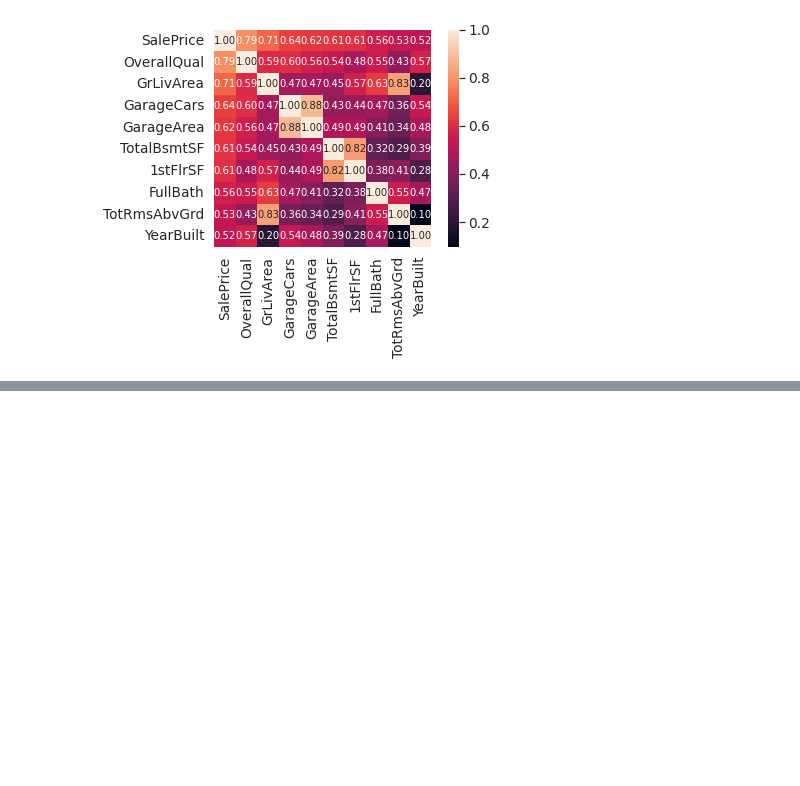
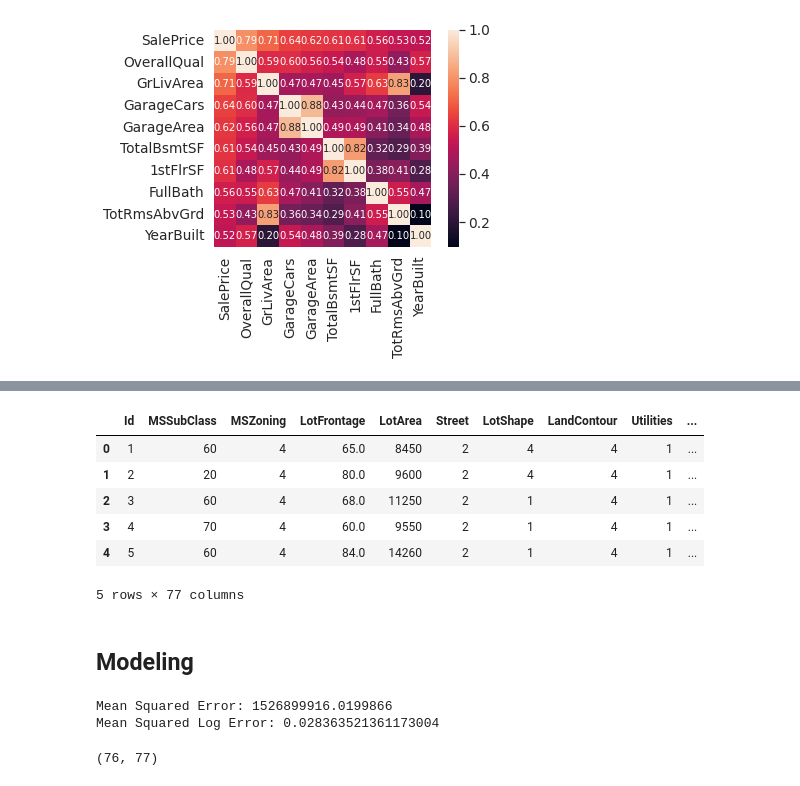
Before and after one commit to LapoDini/WorkInProgress, a Jupyter notebook: house-price-eda.ipynb, the cells around one changed output, grey strips where cells are left out. Drawn from its saved outputs; the diff is of its cells as text; code cells hidden in the pictures; blank space fills up the shorter version.

```diff
--- a/house-price-eda.ipynb
+++ b/house-price-eda.ipynb
@@ -651,0 +727,6 @@ plt.show()
+# %%
+# Categorical features with missing values
+for label, content in df.items():
+    if not pd.api.types.is_numeric_dtype(content):
+        if pd.isnull(content).sum():
+            print(label)
@@ -651,0 +746,5 @@ plt.show()
+# %%
+# Converting object features into category
+for label, content in df.items():
+    if pd.api.types.is_string_dtype(content):
+        df[label] = content.astype('category').cat.as_ordered()
@@ -651,0 +771,7 @@ plt.show()
+# %%
+# Converting Categories into numbers.
+# We convert categories into numbers grabbing the code given by pandas.
+# Since categories with missing values has code -1 we add 1 to fill the missing values.
+for label, content in df.items():
+    if not pd.api.types.is_numeric_dtype(content):
+        df[label] = pd.Categorical(content).codes + 1
@@ -651,0 +799,12 @@ plt.show()
+# %%
+df.head()
+# %% [output]
+|  | Id | MSSubClass | MSZoning | LotFrontage | LotArea | Street | LotShape | LandContour | Utilities | ... |
+| 0 | 1 | 60 | 4 | 65.0 | 8450 | 2 | 4 | 4 | 1 | ... |
+| 1 | 2 | 20 | 4 | 80.0 | 9600 | 2 | 4 | 4 | 1 | ... |
+| 2 | 3 | 60 | 4 | 68.0 | 11250 | 2 | 1 | 4 | 1 | ... |
+| 3 | 4 | 70 | 4 | 60.0 | 9550 | 2 | 1 | 4 | 1 | ... |
+| 4 | 5 | 60 | 4 | 84.0 | 14260 | 2 | 1 | 4 | 1 | ... |
+5 rows × 77 columns
+# %% [markdown]
+## Modeling
@@ -651,0 +819,24 @@ plt.show()
+# %%
+# Importing model
+from sklearn.ensemble import RandomForestRegressor
+from sklearn.metrics import mean_squared_error, mean_squared_log_error
+
+reg = RandomForestRegressor(random_state = 42)
+reg.fit(X_train, y_train)
+reg.score(X_test, y_test)
+
+predictions = reg.predict(X_test)
+mse = mean_squared_error(y_test, predictions)
+msle = mean_squared_log_error(y_test, predictions)
+
+print(f'Mean Squared Error: {mse}')
+print(f'Mean Squared Log Error: {msle}')
+# %% [output]
+Mean Squared Error: 1526899916.0199866
+Mean Squared Log Error: 0.028363521361173004
+# %%
+# Feature importance.
+importance = reg.feature_importances_
+len(importance), len(df.columns)
+# %% [output]
+(76, 77)
```
Also changed, not shown: parts of 13 cells of this notebook.
